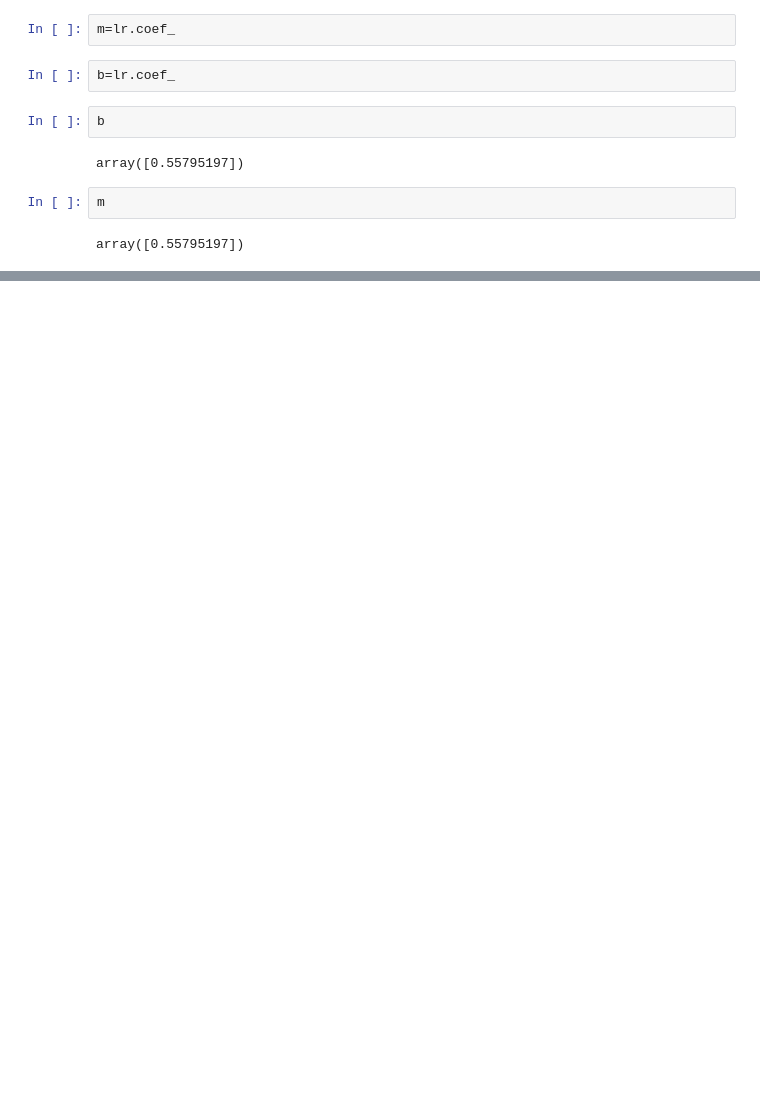
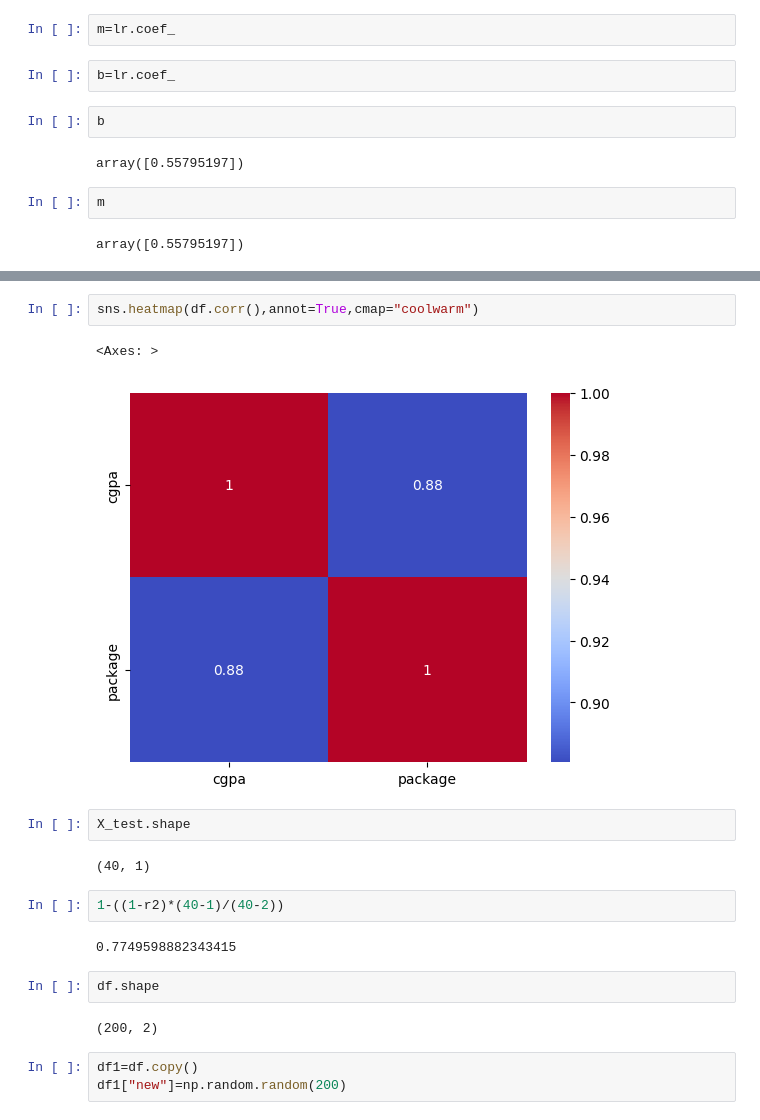
Before and after one commit to stoicsapien1/100-Days-Of-ML, a Jupyter notebook: DAY1/Simple Linear Regression.ipynb, the cells around one changed output, grey strips where cells are left out. Drawn from its saved outputs; the diff is of its cells as text; blank space fills up the shorter version.

```diff
--- a/DAY1/Simple Linear Regression.ipynb
+++ b/DAY1/Simple Linear Regression.ipynb
@@ -139,0 +183,20 @@ array([0.55795197])
+# %%
+sns.heatmap(df.corr(),annot=True,cmap="coolwarm")
+# %% [output]
+<Axes: >
+[figure, added]
+# %%
+X_test.shape
+# %% [output]
+(40, 1)
+# %%
+1-((1-r2)*(40-1)/(40-2))
+# %% [output]
+0.7749598882343415
+# %%
+df.shape
+# %% [output]
+(200, 2)
+# %%
+df1=df.copy()
+df1["new"]=np.random.random(200)
```
Also changed, not shown: parts of 21 cells of this notebook.
